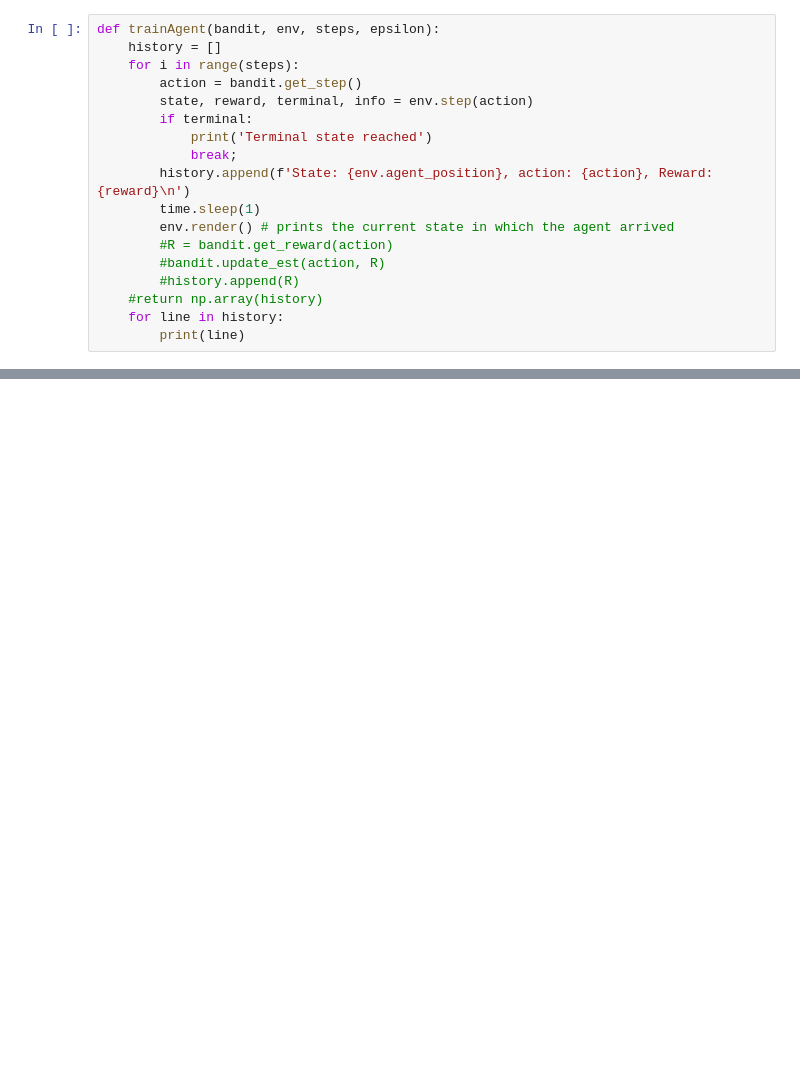
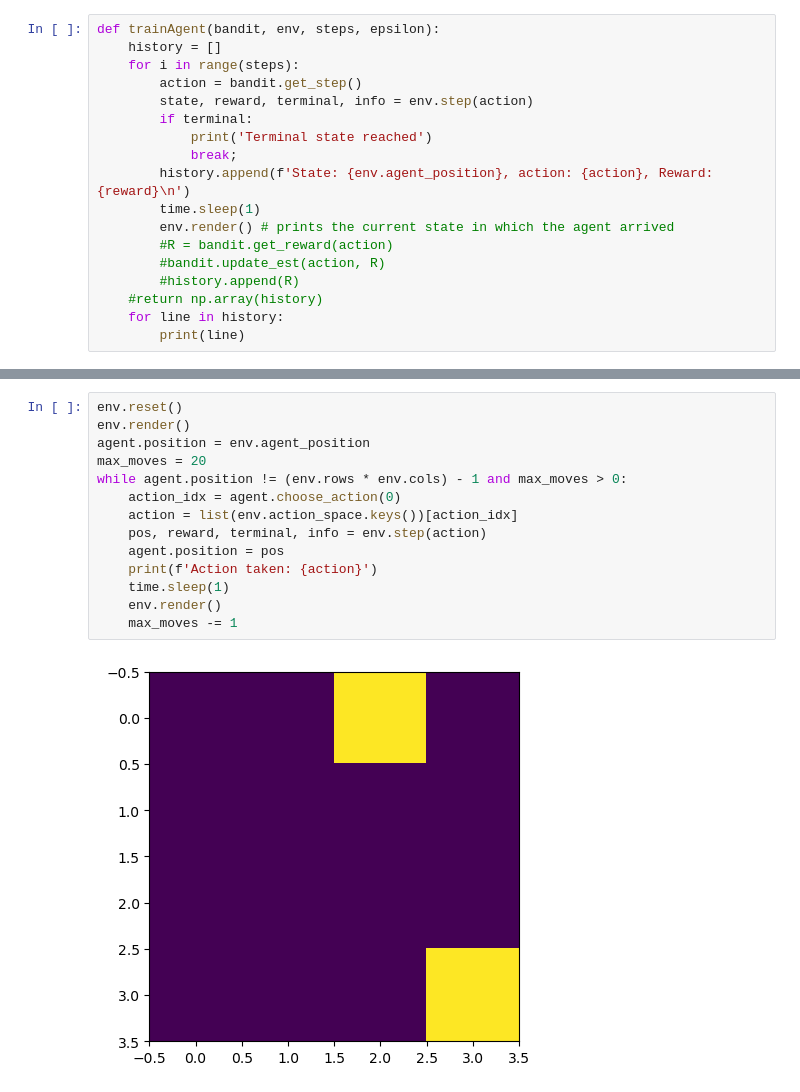
Before and after one commit to Humus-/practice-gym, a Jupyter notebook: FirstRLEnv.ipynb, the cells around one changed output, grey strips where cells are left out. Drawn from its saved outputs; the diff is of its cells as text; blank space fills up the shorter version.

```diff
--- a/FirstRLEnv.ipynb
+++ b/FirstRLEnv.ipynb
@@ -246,0 +360,16 @@ Reward for this step -  -1
+# %%
+env.reset()
+env.render()
+agent.position = env.agent_position
+max_moves = 20
+while agent.position != (env.rows * env.cols) - 1 and max_moves > 0:
+    action_idx = agent.choose_action(0)
+    action = list(env.action_space.keys())[action_idx]
+    pos, reward, terminal, info = env.step(action)
+    agent.position = pos
+    print(f'Action taken: {action}')
+    time.sleep(1)
+    env.render()
+    max_moves -= 1
+# %% [output]
+[figure, added]
```
Also changed, not shown: parts of 14 cells of this notebook.
